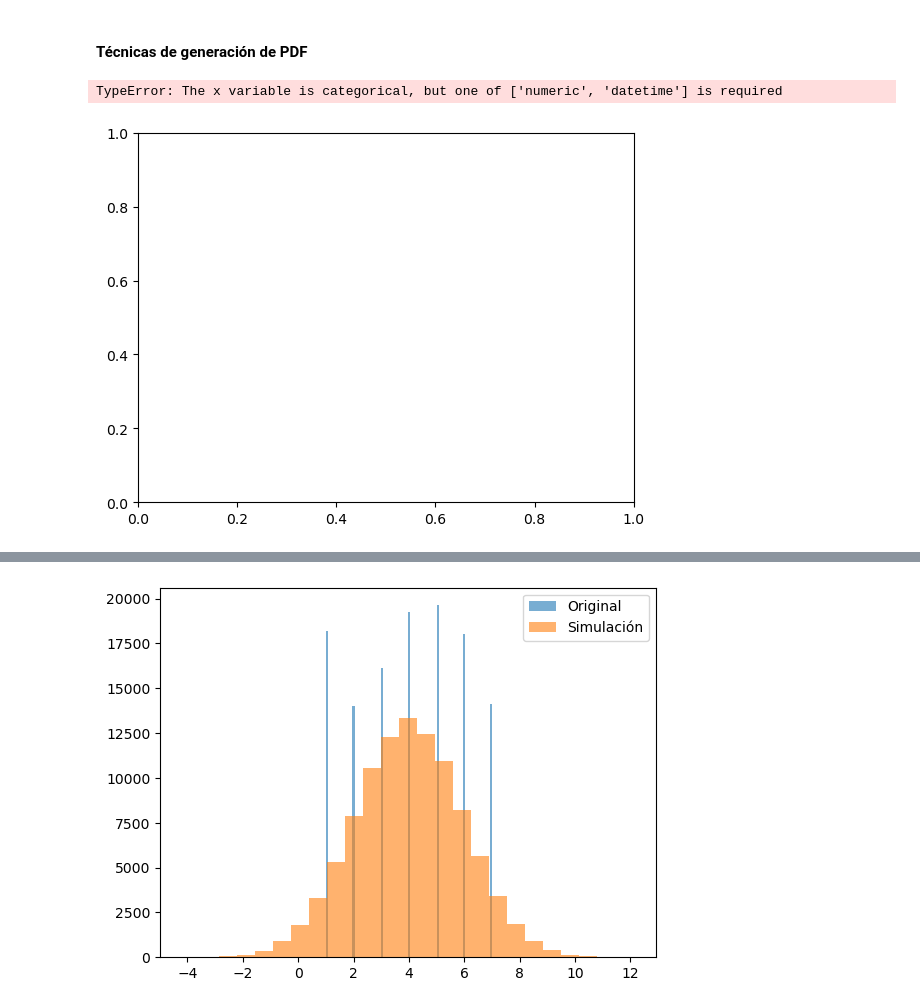
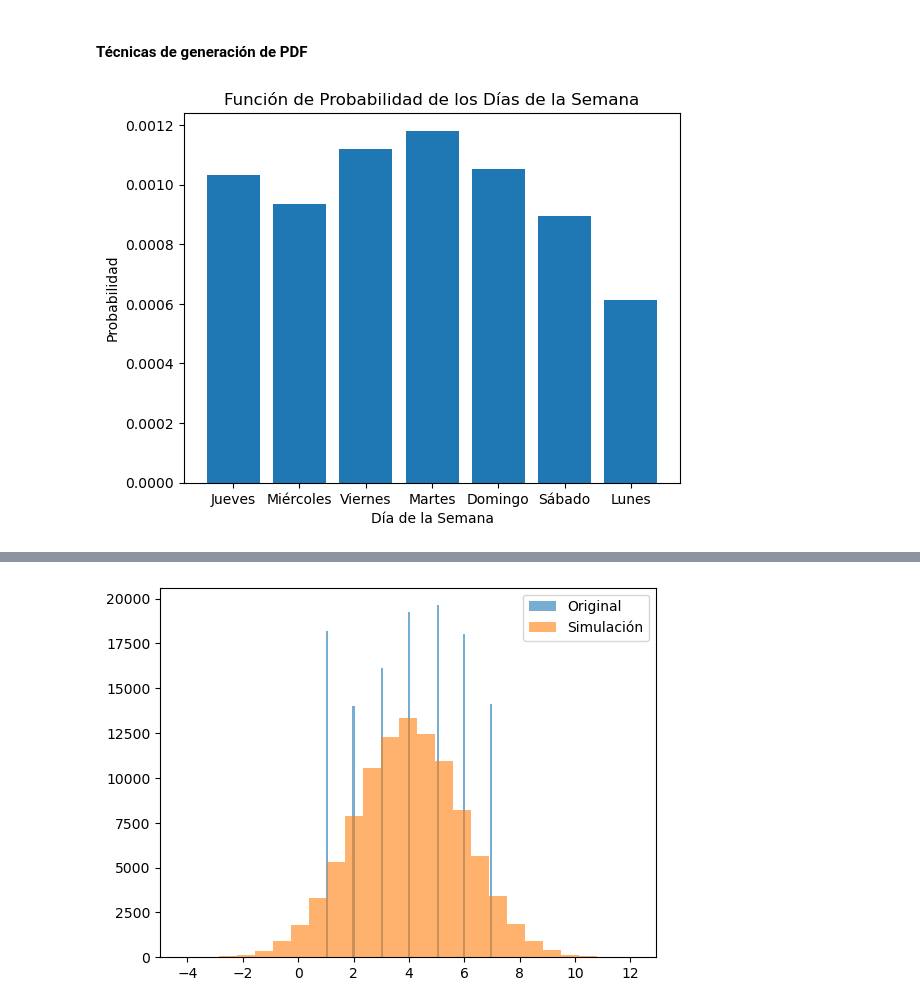
Before and after one commit to Karim1601/Simulacion_Proyecto_PenaH_ValadezM_DegolladoJ, a Jupyter notebook: ProyectoModulo1_PeñaN1_ValadezN2_DegolladoN3.ipynb, the cells around one changed output, grey strips where cells are left out. Saved outputs shown, nothing was run; the diff lists cells and outputs as text; code cells hidden in the pictures.

```diff
--- a/ProyectoModulo1_PeñaN1_ValadezN2_DegolladoN3.ipynb
+++ b/ProyectoModulo1_PeñaN1_ValadezN2_DegolladoN3.ipynb
@@ -538,23 +538,21 @@ plt.show()
 [figure]
 # %% [markdown]
 #### Técnicas de generación de PDF
-# %%
-# Generar datos simulados de los días de la semana
-dias_semana = np.random.choice(['Lunes', 'Martes', 'Miércoles', 'Jueves', 'Viernes', 'Sábado', 'Domingo'],
-                                size=1000, p=[0.1, 0.15, 0.15, 0.15, 0.15, 0.15, 0.15])
-
-# Calcular la PDF utilizando KDE
-sns.kdeplot(dias_semana, shade=True)
-
-# Establecer los límites del eje x
-plt.xlim([0, 6])
-
-# Establecer las etiquetas de los ejes
-plt.xlabel('Día de la semana')
-plt.ylabel('PDF')
-
-# Mostrar el gráfico
-plt.show()
-# %% [output]
-TypeError: The x variable is categorical, but one of ['numeric', 'datetime'] is required
-[figure, removed]
+# %%
+# Simulación de los días de la semana
+simulacion = [random.choice(dias_semana) for i in range(1000)]
+
+# Cálculo de la frecuencia de cada día
+frecuencias = [simulacion.count(dia) for dia in dias_semana]
+
+# Cálculo de la probabilidad de cada día
+probabilidades = [frecuencia/sum(frecuencias) for frecuencia in frecuencias]
+
+# Gráfico de la función de probabilidad (PDF)
+plt.bar(dias_semana, probabilidades)
+plt.title('Función de Probabilidad de los Días de la Semana')
+plt.xlabel('Día de la Semana')
+plt.ylabel('Probabilidad')
+plt.show()
+# %% [output]
+[figure, added]
```
Also changed, not shown: parts of 6 cells of this notebook.
